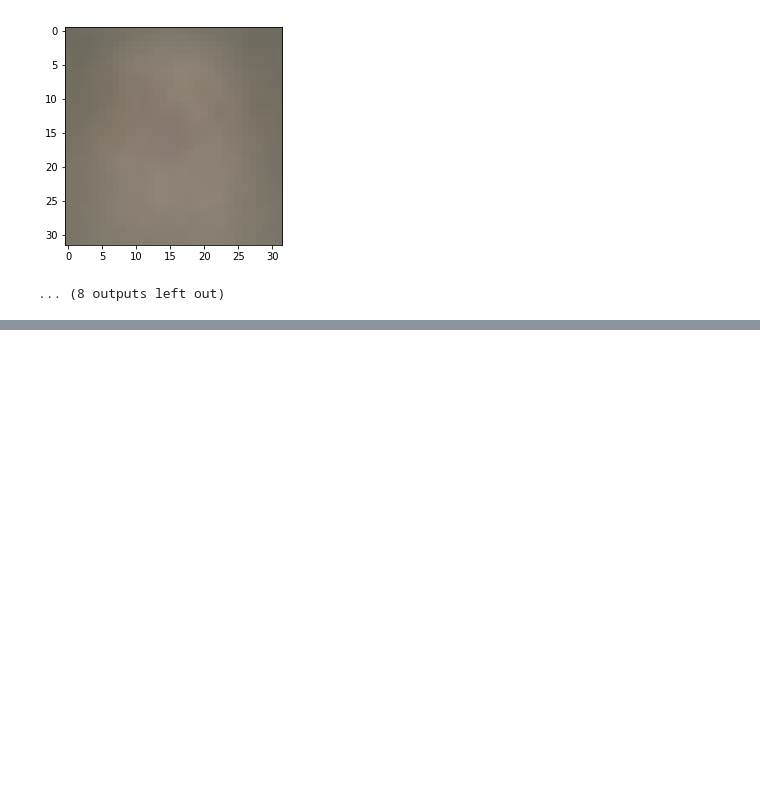
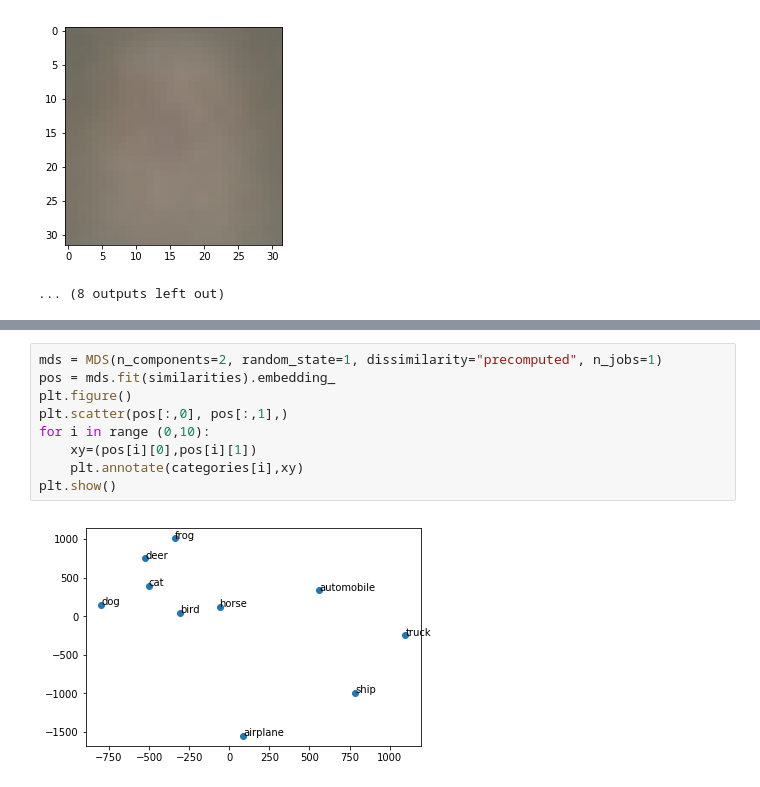
Before and after one commit to virajbhalala/CS498AppliedMachineLearning, a Jupyter notebook: CIFAR_Image_PCA/CIFAR_PCA.ipynb, the cells around one changed output, grey strips where cells are left out. Cells and saved outputs as stored; diff of their text form; blank space fills up the shorter version.

```diff
--- a/CIFAR_Image_PCA/CIFAR_PCA.ipynb
+++ b/CIFAR_Image_PCA/CIFAR_PCA.ipynb
@@ -219,0 +191,11 @@ pd.DataFrame(similarities)
+# %%
+mds = MDS(n_components=2, random_state=1, dissimilarity="precomputed", n_jobs=1)
+pos = mds.fit(similarities).embedding_
+plt.figure()
+plt.scatter(pos[:,0], pos[:,1],)
+for i in range (0,10):
+    xy=(pos[i][0],pos[i][1])
+    plt.annotate(categories[i],xy)
+plt.show()
+# %% [output]
+[figure, added]
```
Also changed, not shown: parts of 17 cells of this notebook.
